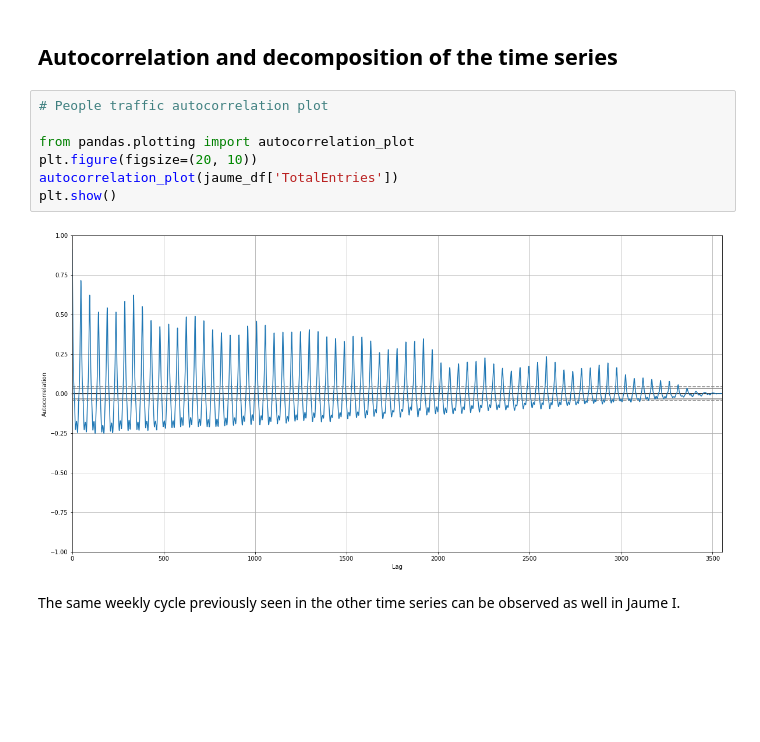
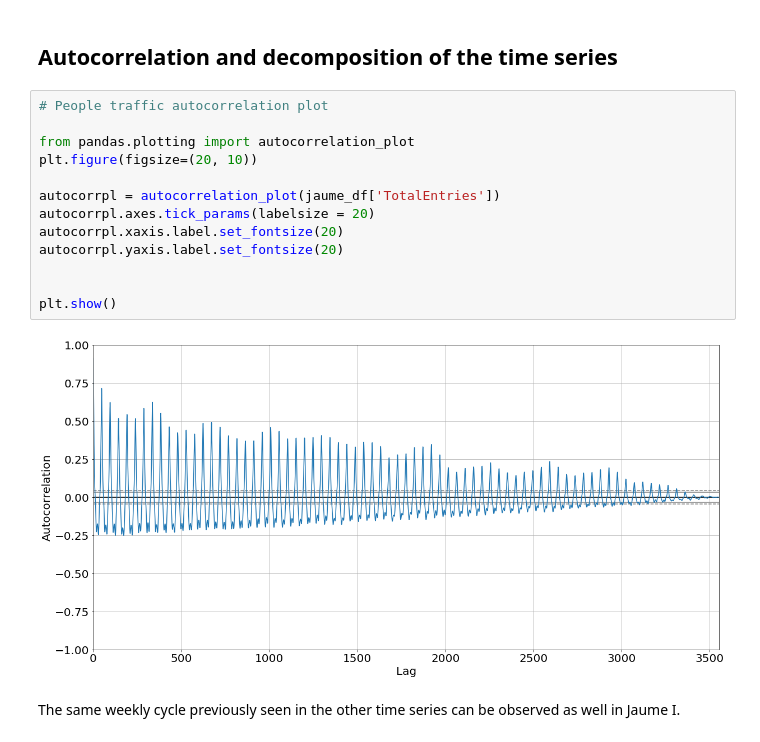
Before and after one commit to RamiroArribas/People_traffic_forecasting, a Jupyter notebook: 1_Data_cleaning_and_exploratory/1.5_JaumeI_exploratory_analysis.ipynb, the cells around one changed output. Saved outputs shown, nothing was run; the diff lists cells and outputs as text; blank space fills up the shorter version.

```diff
--- a/1_Data_cleaning_and_exploratory/1.5_JaumeI_exploratory_analysis.ipynb
+++ b/1_Data_cleaning_and_exploratory/1.5_JaumeI_exploratory_analysis.ipynb
@@ -201,12 +201,18 @@ plt.show()
 # %%
 # People traffic autocorrelation plot
 
 from pandas.plotting import autocorrelation_plot
 plt.figure(figsize=(20, 10))
-autocorrelation_plot(jaume_df['TotalEntries'])
+
+autocorrpl = autocorrelation_plot(jaume_df['TotalEntries'])
+autocorrpl.axes.tick_params(labelsize = 20)
+autocorrpl.xaxis.label.set_fontsize(20)
+autocorrpl.yaxis.label.set_fontsize(20)
+
+
 plt.show()
 # %% [output]
-[figure, old version]
+[figure, new version]
 # %% [markdown]
 The same weekly cycle previously seen in the other time series can be observed as well in Jaume I.
 # %%
```
Also changed, not shown: 3 other files.
